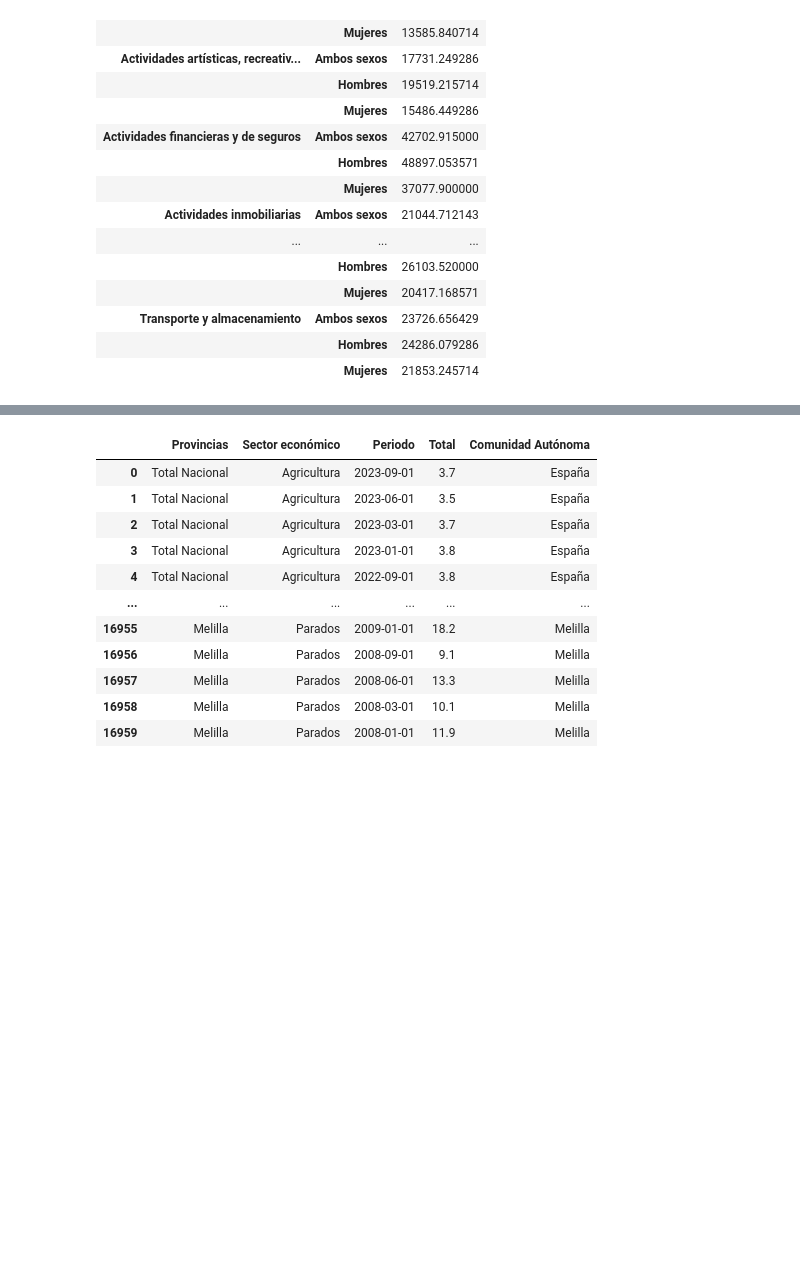
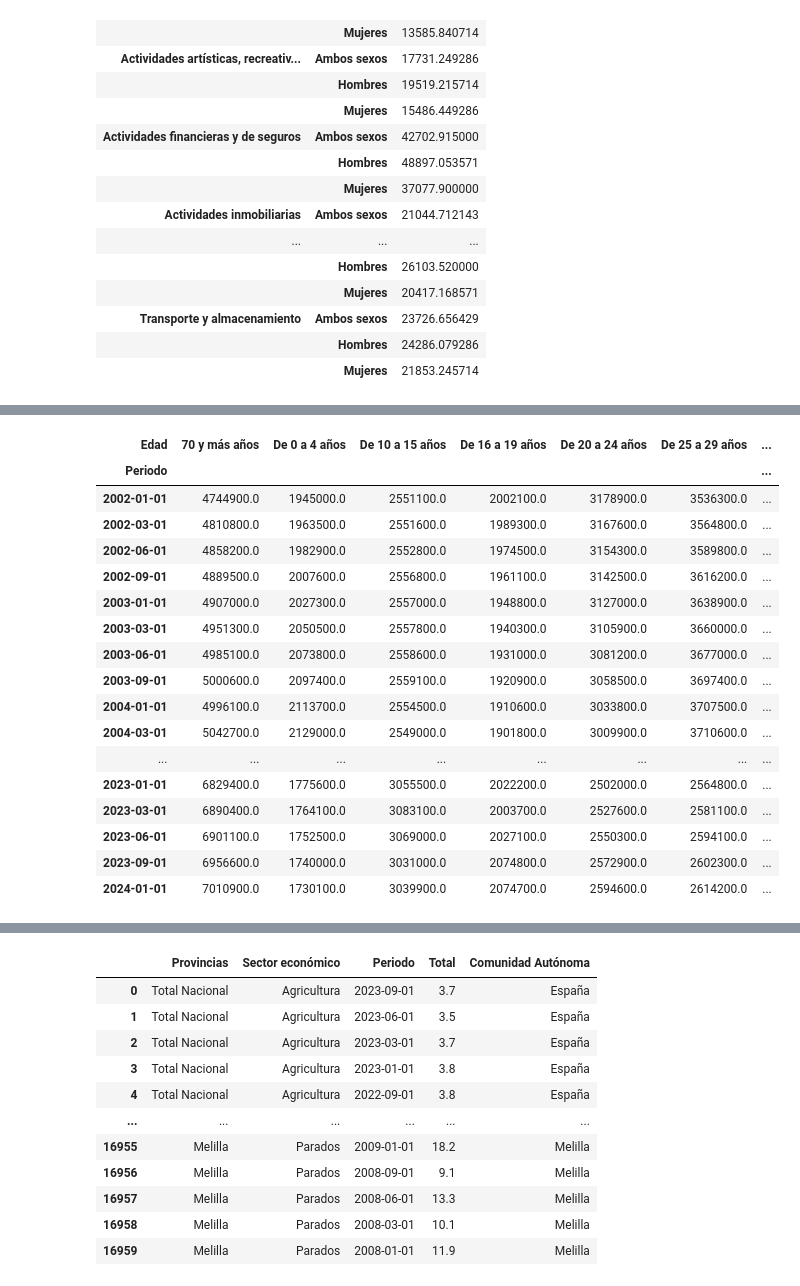
Before and after one commit to Gbau11/Empleo-Espa-a, a Jupyter notebook: code/paro_actividad.ipynb, the cells around one changed output, grey strips where cells are left out. Saved outputs shown, nothing was run; the diff lists cells and outputs as text; code cells hidden in the pictures; blank space fills up the shorter version.

```diff
--- a/code/paro_actividad.ipynb
+++ b/code/paro_actividad.ipynb
@@ -1398,0 +1241,4 @@ tabla
+# %%
+pob = pob.drop(columns=['Sexo', 'Unidad'])
+# %%
+nuevo_pob = pob.copy()
@@ -1398,0 +1261,27 @@ tabla
+# %%
+nuevo_pob['Total'] = nuevo_pob['Total'].str.replace('.','').str.replace(',','.').astype(float)*1000
+# %%
+nuevo_pob['Periodo'] = nuevo_pob['Periodo'].str.replace('T4', '-09-01').str.replace('T3', '-06-01').str.replace('T2', '-03-01').str.replace('T1', '-01-01')
+nuevo_pob['Periodo'] = pd.to_datetime(nuevo_pob['Periodo'], format='%Y-%m-%d')
+# %%
+nuevo_pob = nuevo_pob.pivot(index='Periodo', columns='Edad', values='Total')
+nuevo_pob
+# %% [output]
+| Edad | 70 y más años | De 0 a 4 años | De 10 a 15 años | De 16 a 19 años | De 20 a 24 años | De 25 a 29 años | ... |
+| Periodo |  |  |  |  |  |  | ... |
+| 2002-01-01 | 4744900.0 | 1945000.0 | 2551100.0 | 2002100.0 | 3178900.0 | 3536300.0 | ... |
+| 2002-03-01 | 4810800.0 | 1963500.0 | 2551600.0 | 1989300.0 | 3167600.0 | 3564800.0 | ... |
+| 2002-06-01 | 4858200.0 | 1982900.0 | 2552800.0 | 1974500.0 | 3154300.0 | 3589800.0 | ... |
+| 2002-09-01 | 4889500.0 | 2007600.0 | 2556800.0 | 1961100.0 | 3142500.0 | 3616200.0 | ... |
+| 2003-01-01 | 4907000.0 | 2027300.0 | 2557000.0 | 1948800.0 | 3127000.0 | 3638900.0 | ... |
+| 2003-03-01 | 4951300.0 | 2050500.0 | 2557800.0 | 1940300.0 | 3105900.0 | 3660000.0 | ... |
+| 2003-06-01 | 4985100.0 | 2073800.0 | 2558600.0 | 1931000.0 | 3081200.0 | 3677000.0 | ... |
+| 2003-09-01 | 5000600.0 | 2097400.0 | 2559100.0 | 1920900.0 | 3058500.0 | 3697400.0 | ... |
+| 2004-01-01 | 4996100.0 | 2113700.0 | 2554500.0 | 1910600.0 | 3033800.0 | 3707500.0 | ... |
+| 2004-03-01 | 5042700.0 | 2129000.0 | 2549000.0 | 1901800.0 | 3009900.0 | 3710600.0 | ... |
+| ... | ... | ... | ... | ... | ... | ... | ... |
+| 2023-01-01 | 6829400.0 | 1775600.0 | 3055500.0 | 2022200.0 | 2502000.0 | 2564800.0 | ... |
+| 2023-03-01 | 6890400.0 | 1764100.0 | 3083100.0 | 2003700.0 | 2527600.0 | 2581100.0 | ... |
+| 2023-06-01 | 6901100.0 | 1752500.0 | 3069000.0 | 2027100.0 | 2550300.0 | 2594100.0 | ... |
+| 2023-09-01 | 6956600.0 | 1740000.0 | 3031000.0 | 2074800.0 | 2572900.0 | 2602300.0 | ... |
+| 2024-01-01 | 7010900.0 | 1730100.0 | 3039900.0 | 2074700.0 | 2594600.0 | 2614200.0 | ... |
```
Also changed, not shown: parts of 54 cells of this notebook, 1 other file.
